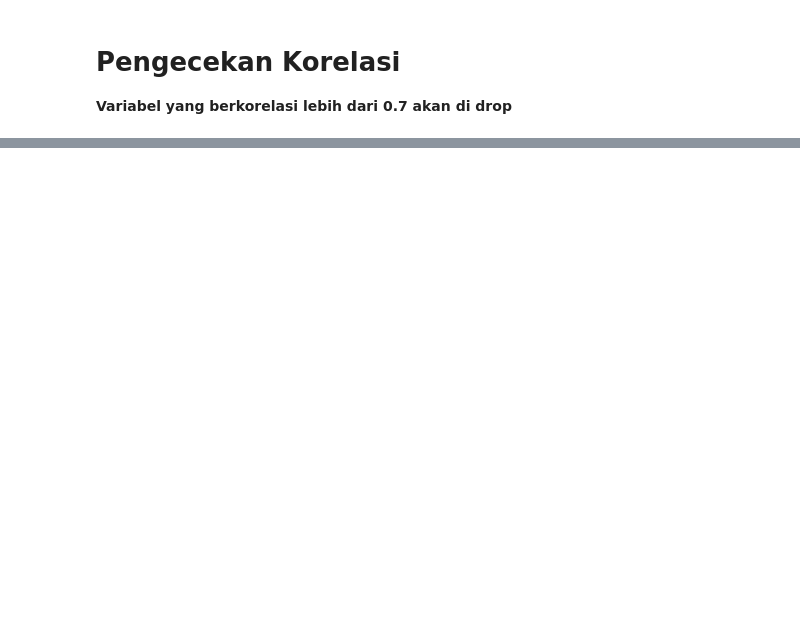
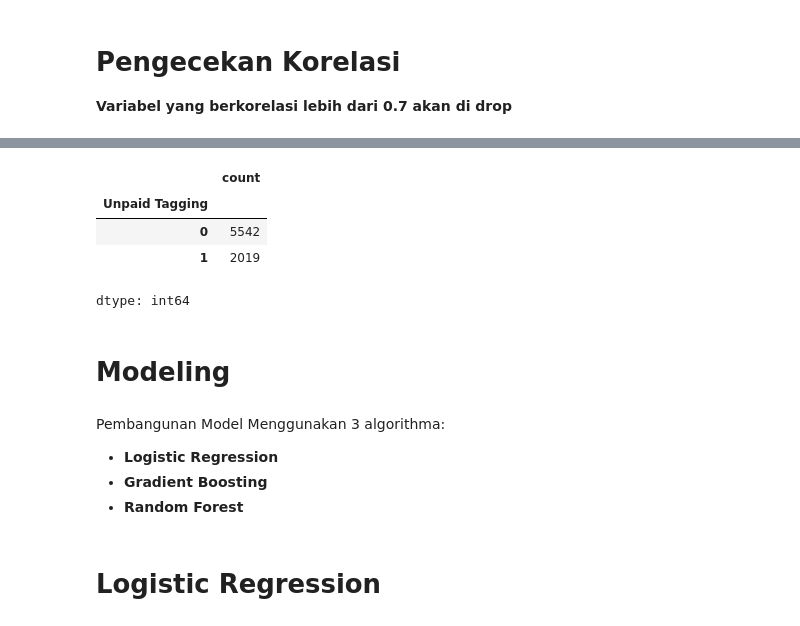
Before and after one commit to Aldistwn29/Data_analysis, a Jupyter notebook: ProjekFinansial.ipynb, the cells around one changed output, grey strips where cells are left out. Cells and saved outputs as stored; diff of their text form; code cells hidden in the pictures; blank space fills up the shorter version.

```diff
--- a/ProjekFinansial.ipynb
+++ b/ProjekFinansial.ipynb
@@ -776,0 +868,8 @@ y2_vall = df2_vall['Unpaid Tagging']
+# %%
+y2.value_counts()
+# %% [output]
+|  | count |
+| Unpaid Tagging |  |
+| 0 | 5542 |
+| 1 | 2019 |
+dtype: int64
@@ -776,0 +881,9 @@ y2_vall = df2_vall['Unpaid Tagging']
+# %% [markdown]
+# **Modeling**
+# %% [markdown]
+Pembangunan Model Menggunakan 3 algorithma:
+- **Logistic Regression**
+- **Gradient Boosting**
+- **Random Forest**
+# %% [markdown]
+# **Logistic Regression**
```
Also changed, not shown: parts of 33 cells of this notebook.
